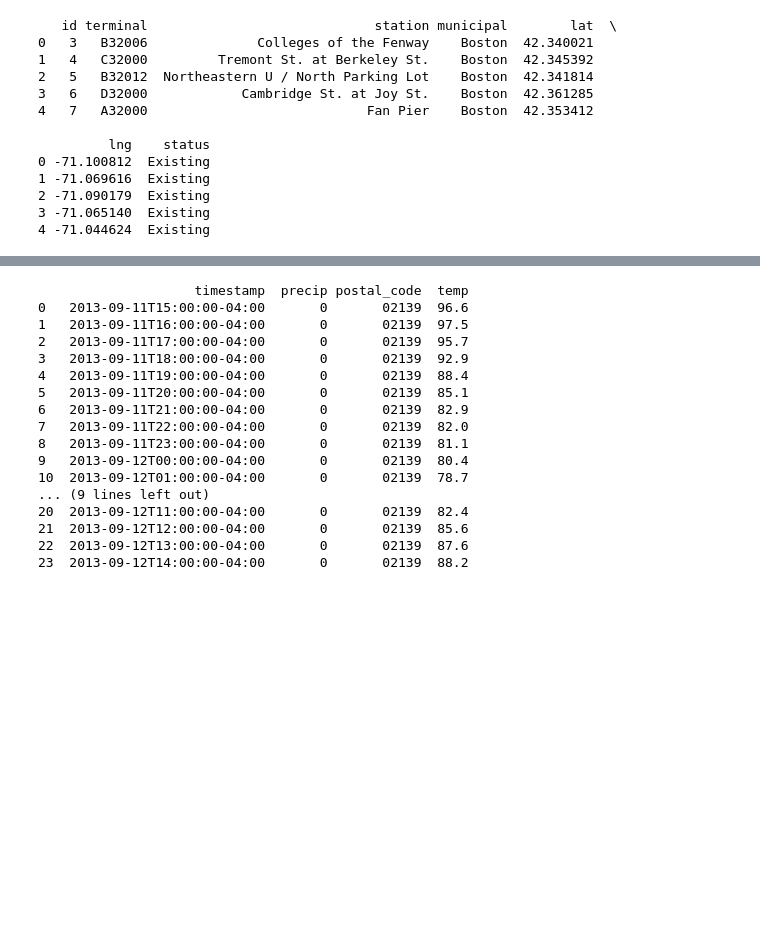
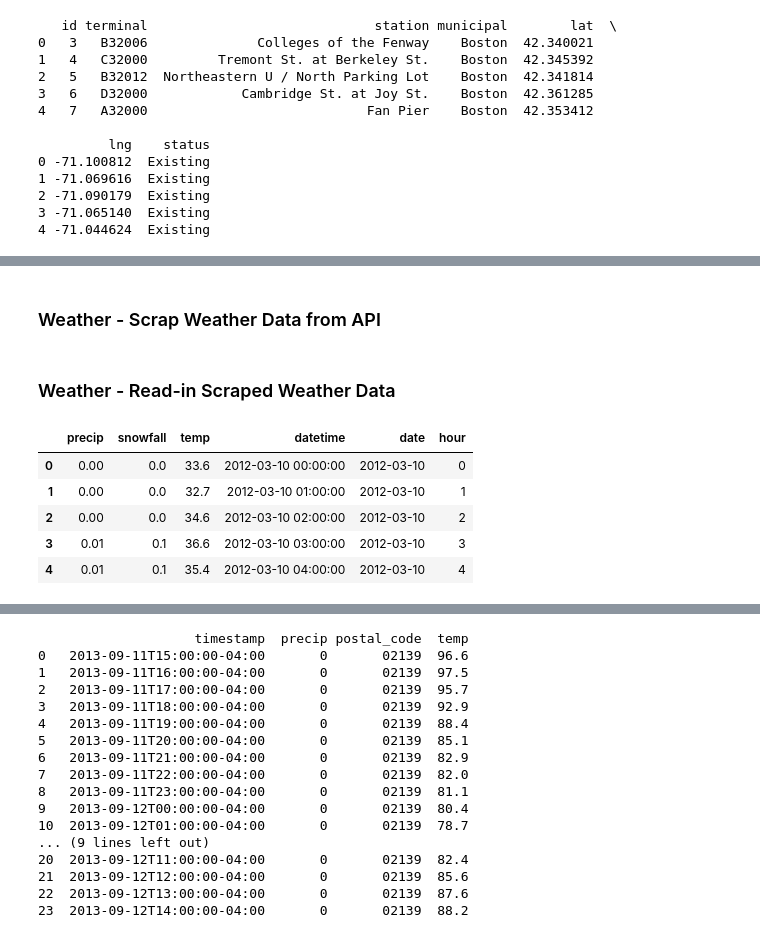
Before and after one commit to CS109Hubway/classp, a Jupyter notebook: Test_Hubway.ipynb, the cells around one changed output, grey strips where cells are left out. Saved outputs shown, nothing was run; the diff lists cells and outputs as text; code cells hidden in the pictures; blank space fills up the shorter version.

```diff
--- a/Test_Hubway.ipynb
+++ b/Test_Hubway.ipynb
@@ -85,0 +91,2 @@ print trips.head()
+# %% [markdown]
+### Weather - Scrap Weather Data from API
@@ -85,0 +117,21 @@ print trips.head()
+# %% [markdown]
+### Weather - Read-in Scraped Weather Data
+# %%
+# Load Weather data from github repository
+
+url = 'https://raw.githubusercontent.com/CS109Hubway/classp/master/data/weather.csv'
+weather = pd.read_csv(StringIO(requests.get(url).content), index_col=0)
+weather.reset_index(inplace=True)
+
+weather.drop('timestamp', axis=1, inplace=True)
+weather['datetime'] = pd.to_datetime(weather.datetime)
+weather['date'] = weather.datetime.map(lambda t: t.date())
+weather['hour'] = weather.datetime.map(lambda t: t.hour)
+weather.head()
+# %% [output]
+|  | precip | snowfall | temp | datetime | date | hour |
+| 0 | 0.00 | 0.0 | 33.6 | 2012-03-10 00:00:00 | 2012-03-10 | 0 |
+| 1 | 0.00 | 0.0 | 32.7 | 2012-03-10 01:00:00 | 2012-03-10 | 1 |
+| 2 | 0.00 | 0.0 | 34.6 | 2012-03-10 02:00:00 | 2012-03-10 | 2 |
+| 3 | 0.01 | 0.1 | 36.6 | 2012-03-10 03:00:00 | 2012-03-10 | 3 |
+| 4 | 0.01 | 0.1 | 35.4 | 2012-03-10 04:00:00 | 2012-03-10 | 4 |
```
Also changed, not shown: parts of 18 cells of this notebook, 1 other file.
